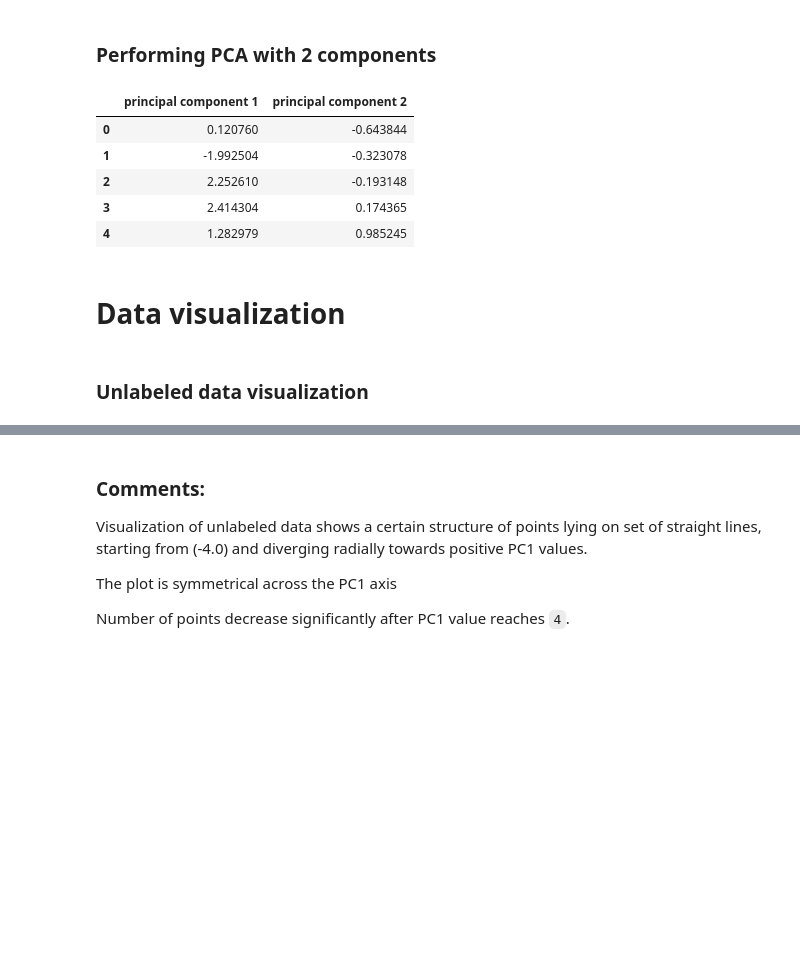
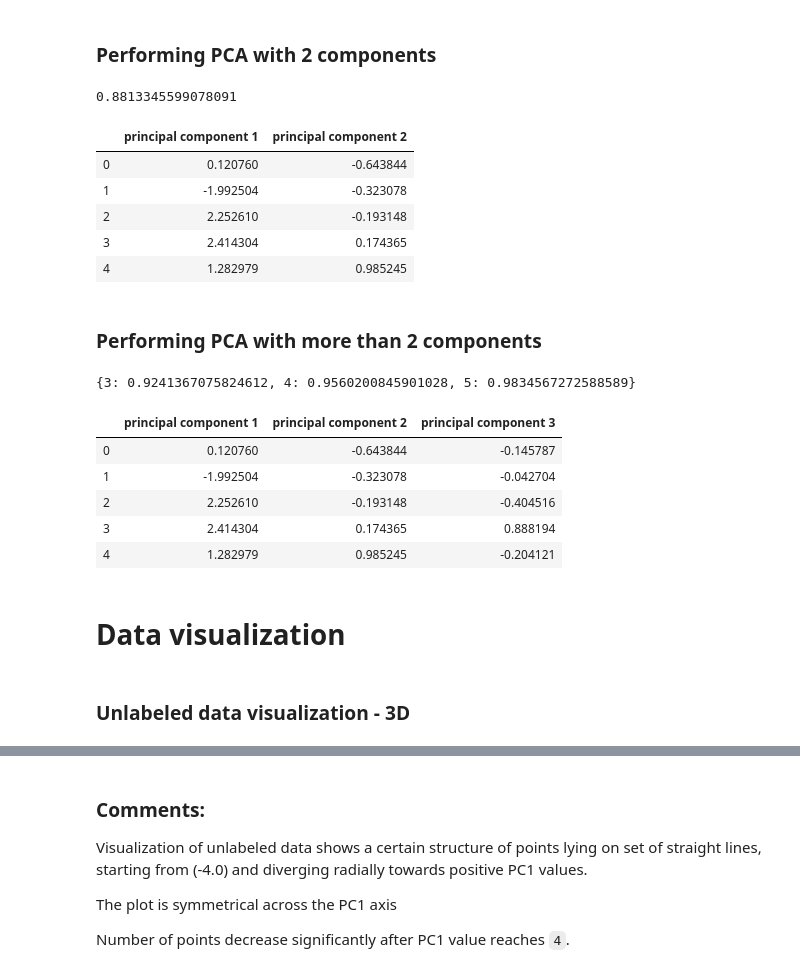
Before and after one commit to infoshareacademy/jdsz4-pg_team, a Jupyter notebook: python_project/01 PCA visualization/PCA visualization.ipynb, the cells around one changed output, grey strips where cells are left out. Drawn from its saved outputs; the diff is of its cells as text; code cells hidden in the pictures; blank space fills up the shorter version.

Commit message:
Added 3D PCA visualization

```diff
--- a/python_project/01 PCA visualization/PCA visualization.ipynb
+++ b/python_project/01 PCA visualization/PCA visualization.ipynb
@@ -43,15 +47,42 @@ principal_components = pca.fit_transform(f_data)
 principal_df = pd.DataFrame(data = principal_components
              , columns = ['principal component 1', 'principal component 2'])
 
+print(pca.explained_variance_ratio_.sum())
 principal_df.head()
 # %% [output]
+0.8813345599078091
 |  | principal component 1 | principal component 2 |
 | 0 | 0.120760 | -0.643844 |
 | 1 | -1.992504 | -0.323078 |
 | 2 | 2.252610 | -0.193148 |
 | 3 | 2.414304 | 0.174365 |
 | 4 | 1.282979 | 0.985245 |
+# %% [markdown]
+### Performing PCA with more than 2 components
+# %%
+pca_var_ratios ={}
+
+for i in range(3,len(features)):
+    pca = PCA(n_components=i)
+    principal_components = pca.fit_transform(f_data)
+    if i==3:
+        principal_df_3d = pd.DataFrame(data = principal_components
+                                      , columns = ['principal component 1'
+                                                   , 'principal component 2'
+                                                   , 'principal component 3'])
+    pca_var_ratios[i] = pca.explained_variance_ratio_.sum()
+
+print(pca_var_ratios)
+principal_df_3d.head()
+# %% [output]
+{3: 0.9241367075824612, 4: 0.9560200845901028, 5: 0.9834567272588589}
+|  | principal component 1 | principal component 2 | principal component 3 |
+| 0 | 0.120760 | -0.643844 | -0.145787 |
+| 1 | -1.992504 | -0.323078 | -0.042704 |
+| 2 | 2.252610 | -0.193148 | -0.404516 |
+| 3 | 2.414304 | 0.174365 | 0.888194 |
+| 4 | 1.282979 | 0.985245 | -0.204121 |
 # %% [markdown]
 # Data visualization
 # %% [markdown]
-### Unlabeled data visualization
+### Unlabeled data visualization - 3D
```
Also changed, not shown: parts of 8 cells of this notebook, 1 other file.
